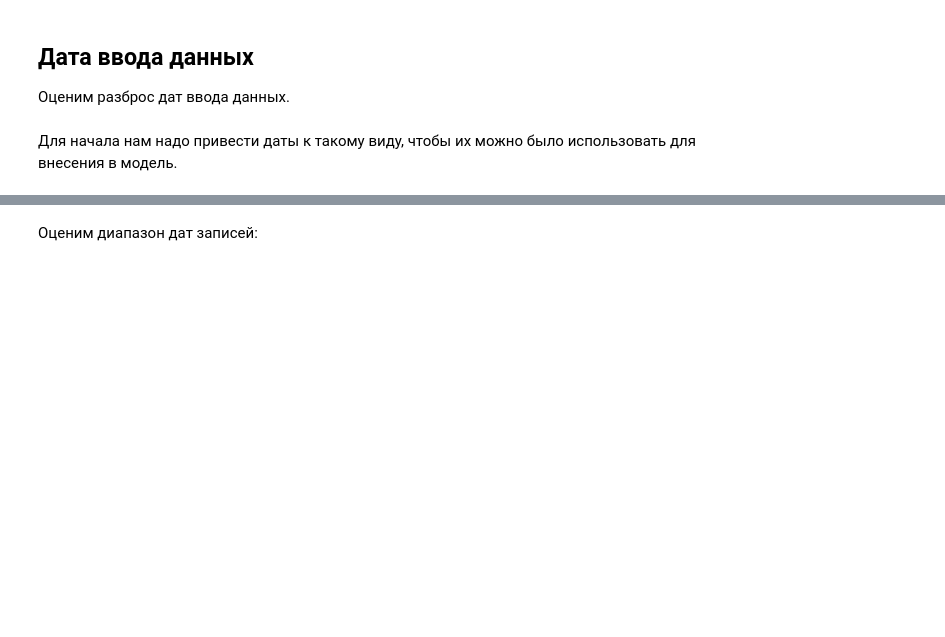
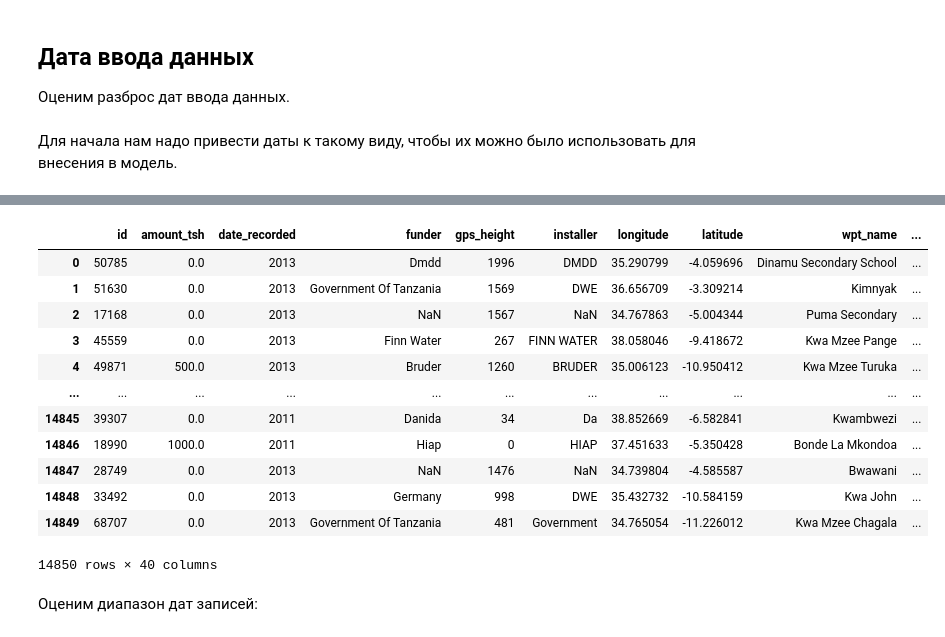
Before and after one commit to jzx81/MyContests, a Jupyter notebook: MyContest.ipynb, the cells around one changed output, grey strips where cells are left out. Cells and saved outputs as stored; diff of their text form; code cells hidden in the pictures; blank space fills up the shorter version.

```diff
--- a/MyContest.ipynb
+++ b/MyContest.ipynb
@@ -449,3 +422,21 @@ TrainingX
+# %%
+TestX['date_recorded'] = TestX['date_recorded'].map(lambda x: str(x)[:4])
+TestX['date_recorded'] = TestX['date_recorded'].astype(object).astype(int)
+TestX
+# %% [output]
+|  | id | amount_tsh | date_recorded | funder | gps_height | installer | longitude | latitude | wpt_name | ... |
+| 0 | 50785 | 0.0 | 2013 | Dmdd | 1996 | DMDD | 35.290799 | -4.059696 | Dinamu Secondary School | ... |
+| 1 | 51630 | 0.0 | 2013 | Government Of Tanzania | 1569 | DWE | 36.656709 | -3.309214 | Kimnyak | ... |
+| 2 | 17168 | 0.0 | 2013 | NaN | 1567 | NaN | 34.767863 | -5.004344 | Puma Secondary | ... |
+| 3 | 45559 | 0.0 | 2013 | Finn Water | 267 | FINN WATER | 38.058046 | -9.418672 | Kwa Mzee Pange | ... |
+| 4 | 49871 | 500.0 | 2013 | Bruder | 1260 | BRUDER | 35.006123 | -10.950412 | Kwa Mzee Turuka | ... |
+| ... | ... | ... | ... | ... | ... | ... | ... | ... | ... | ... |
+| 14845 | 39307 | 0.0 | 2011 | Danida | 34 | Da | 38.852669 | -6.582841 | Kwambwezi | ... |
+| 14846 | 18990 | 1000.0 | 2011 | Hiap | 0 | HIAP | 37.451633 | -5.350428 | Bonde La Mkondoa | ... |
+| 14847 | 28749 | 0.0 | 2013 | NaN | 1476 | NaN | 34.739804 | -4.585587 | Bwawani | ... |
+| 14848 | 33492 | 0.0 | 2013 | Germany | 998 | DWE | 35.432732 | -10.584159 | Kwa John | ... |
+| 14849 | 68707 | 0.0 | 2013 | Government Of Tanzania | 481 | Government | 34.765054 | -11.226012 | Kwa Mzee Chagala | ... |
+14850 rows × 40 columns
 # %% [markdown]
 Оценим диапазон дат записей:
 # %%
```
Also changed, not shown: parts of 88 cells of this notebook.
